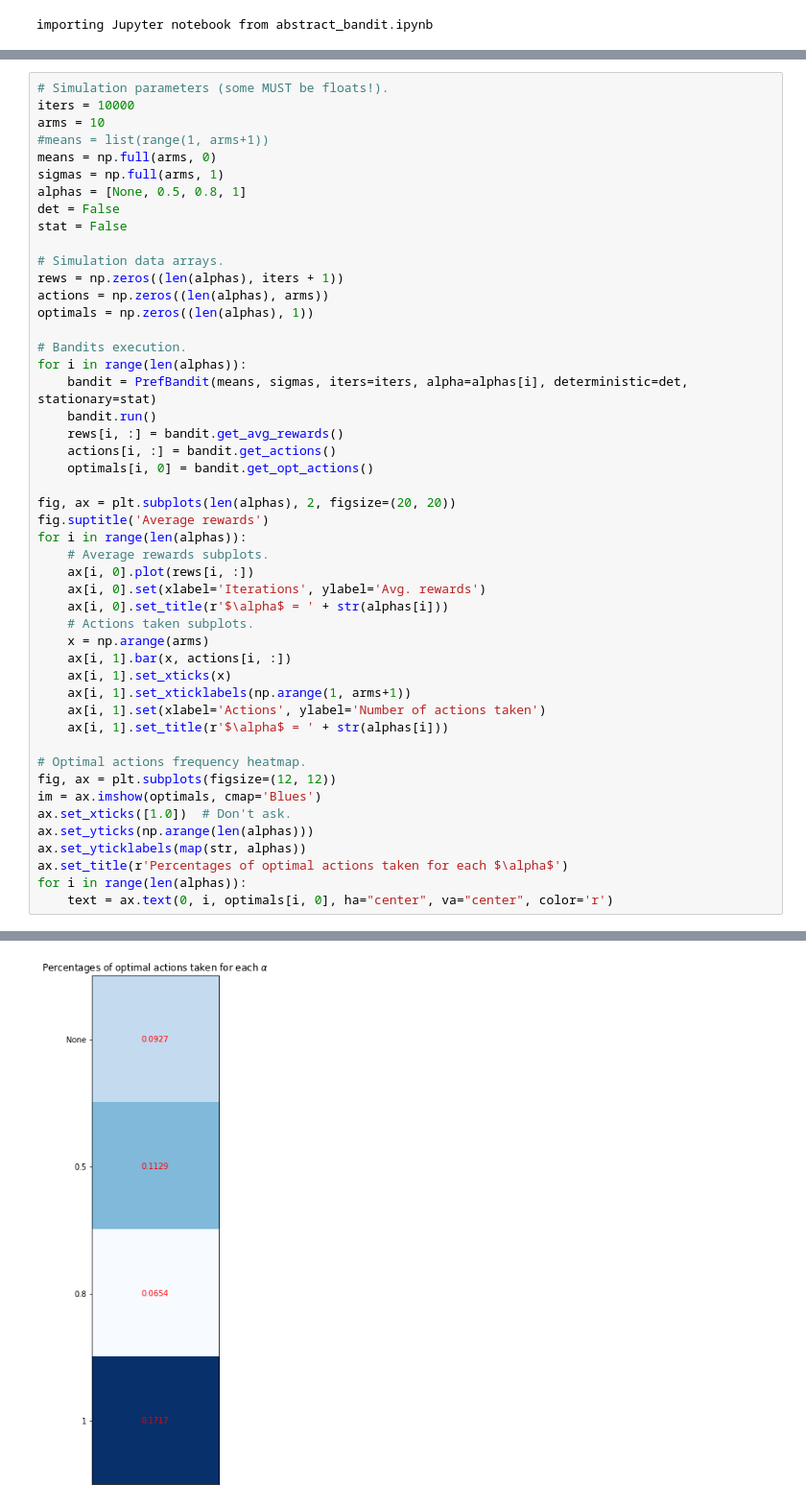
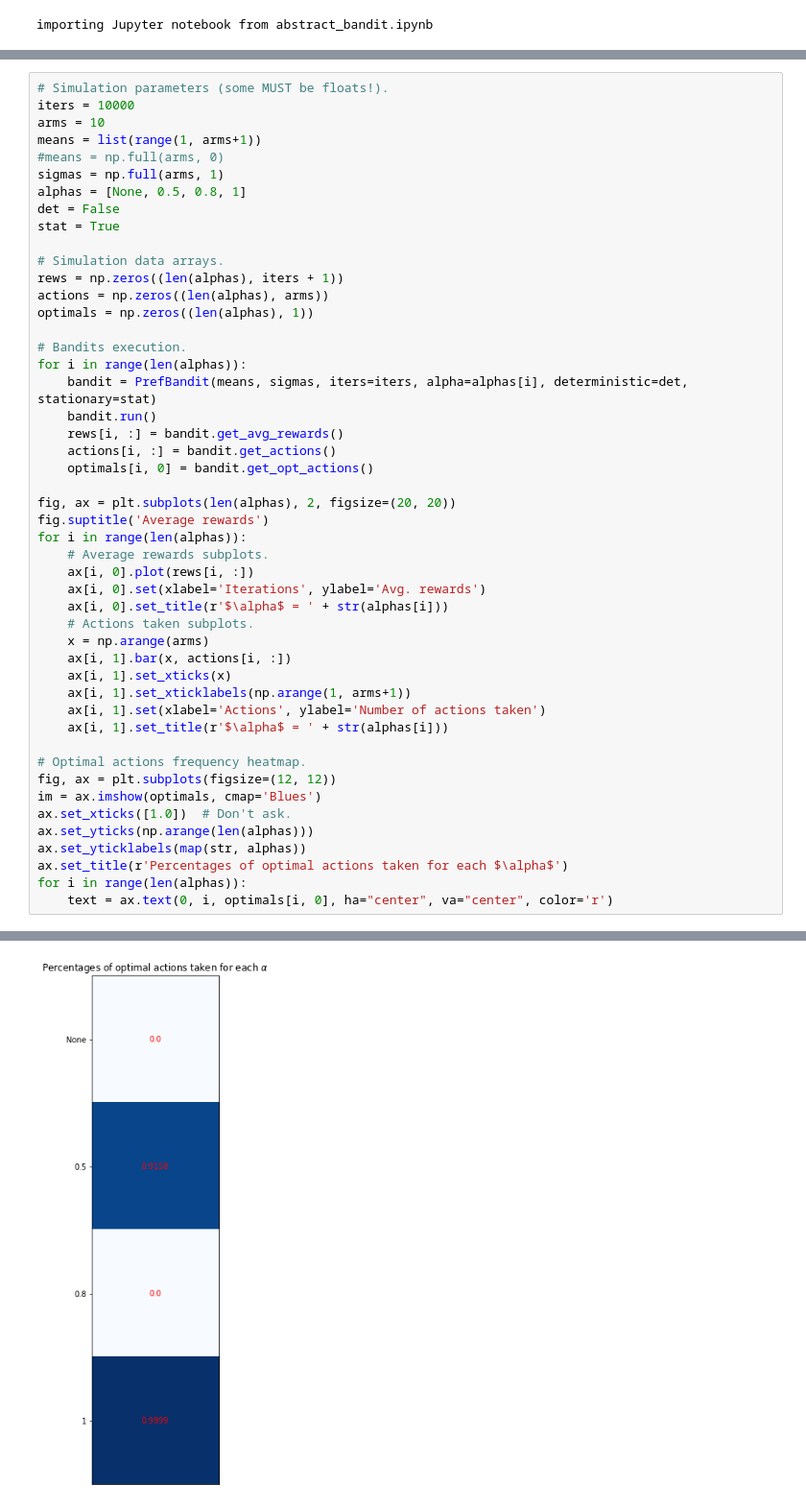
Before and after one commit to robmasocco/mrl, a Jupyter notebook: Multi_Arm_Bandit/preference_update_bandit.ipynb, the cells around one changed output, grey strips where cells are left out. Shown at 96% size. Saved outputs shown, nothing was run; the diff lists cells and outputs as text.

```diff
--- a/Multi_Arm_Bandit/preference_update_bandit.ipynb
+++ b/Multi_Arm_Bandit/preference_update_bandit.ipynb
@@ -65,12 +69,12 @@ class PrefBandit(Bandit):
 # Simulation parameters (some MUST be floats!).
 iters = 10000
 arms = 10
-#means = list(range(1, arms+1))
-means = np.full(arms, 0)
+means = list(range(1, arms+1))
+#means = np.full(arms, 0)
 sigmas = np.full(arms, 1)
 alphas = [None, 0.5, 0.8, 1]
 det = False
-stat = False
+stat = True
 
 # Simulation data arrays.
 rews = np.zeros((len(alphas), iters + 1))
@@ -114 +118 @@ for i in range(len(alphas)):
-[figure, old version]
+[figure, new version]
```
Also changed, not shown: parts of 2 cells of this notebook, 3 other files.
